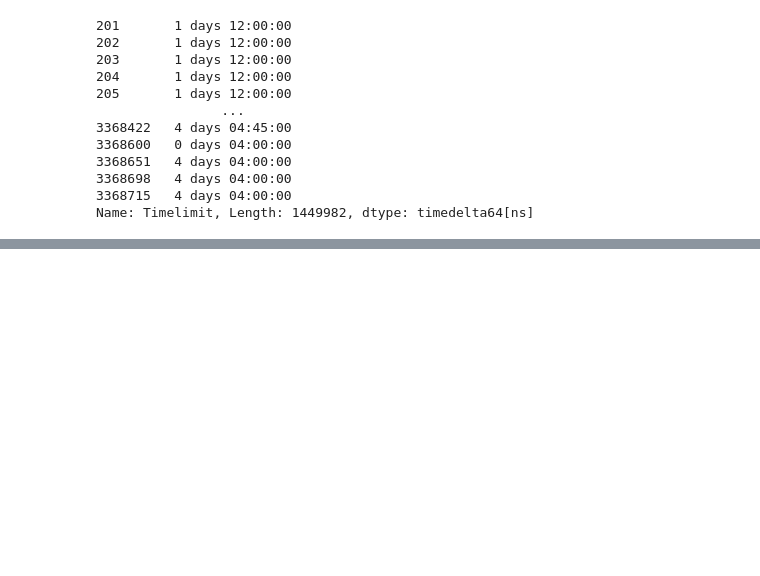
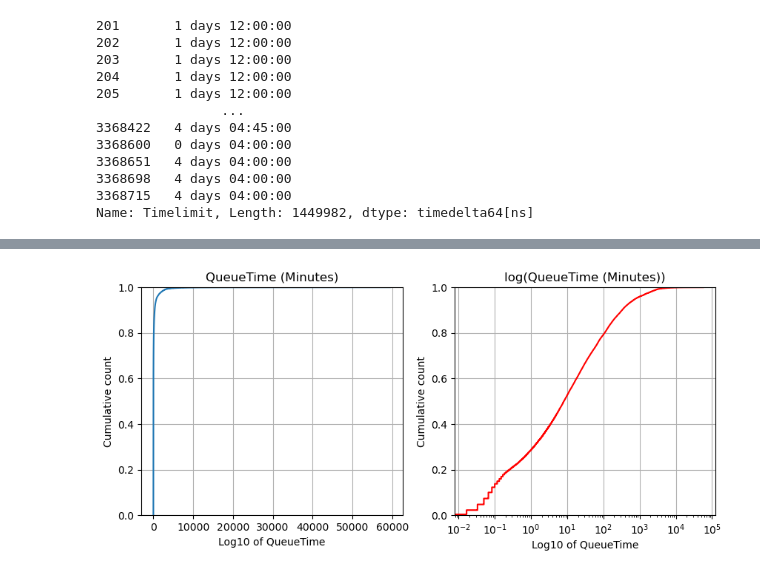
Before and after one commit to tairaeli/ICER_user_data_analytics, a Jupyter notebook: SLURM-FullDataAnalysis.ipynb, the cells around one changed output, grey strips where cells are left out. Saved outputs shown, nothing was run; the diff lists cells and outputs as text; code cells hidden in the pictures; blank space fills up the shorter version.

Commit message:
queutime cdf plots

```diff
--- a/SLURM-FullDataAnalysis.ipynb
+++ b/SLURM-FullDataAnalysis.ipynb
@@ -142,3 +144,7 @@ slurm.Timelimit
 3368698   4 days 04:00:00
 3368715   4 days 04:00:00
 Name: Timelimit, Length: 1449982, dtype: timedelta64[ns]
+# %%
+# Converting Timelimit and Elapsed to time delts
+slurm['Elapsed'] = pd.to_timedelta(slurm['Elapsed']).dt.total_seconds() / 3600  # Convert Elapsed time to hours
+slurm['Timelimit'] = pd.to_timedelta(slurm['Timelimit']).dt.total_seconds() / 3600  # Convert Elapsed time to hours
@@ -144,0 +198,5 @@ Name: Timelimit, Length: 1449982, dtype: timedelta64[ns]
+# %%
+# Calculate queutime in hours
+slurm["QueueTime_minutes"] = (slurm['Start']- slurm['Submit']).dt.total_seconds()/60
+
+slurm.head(5)
@@ -144,0 +211,24 @@ Name: Timelimit, Length: 1449982, dtype: timedelta64[ns]
+# %%
+fig, axes = plt.subplots(1, 2, figsize=(10, 4))  # 1 row, 2 columns
+
+
+sns.ecdfplot(slurm['QueueTime_minutes'], ax=axes[0])
+
+axes[0].set_xlabel('Log10 of QueueTime')
+axes[0].set_ylabel('Cumulative count')
+axes[0].set_title('QueueTime (Minutes)')
+axes[0].grid(True)
+
+# same plot but log scaled
+sns.ecdfplot(slurm['QueueTime_minutes'], ax=axes[1], color='red')
+
+
+axes[1].set_xscale('log')              # For setting y-axis to log base 10
+axes[1].set_xlabel('Log10 of QueueTime')
+axes[1].set_ylabel('Cumulative count')
+axes[1].set_title('log(QueueTime (Minutes))')
+axes[1].grid(True)
+
+plt.show()
+# %% [output]
+[figure, added]
```
Also changed, not shown: parts of 6 cells of this notebook.
